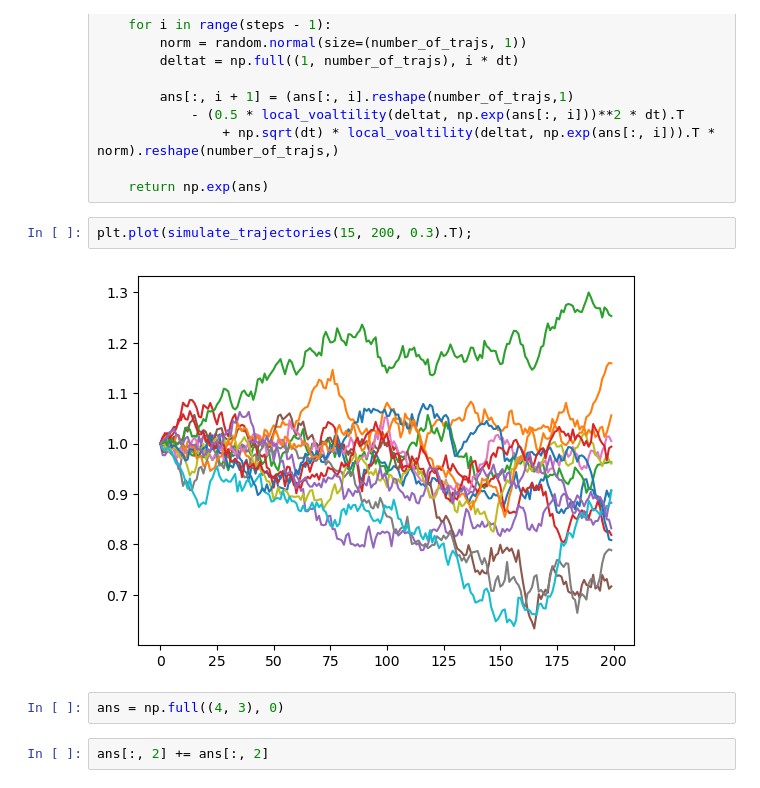
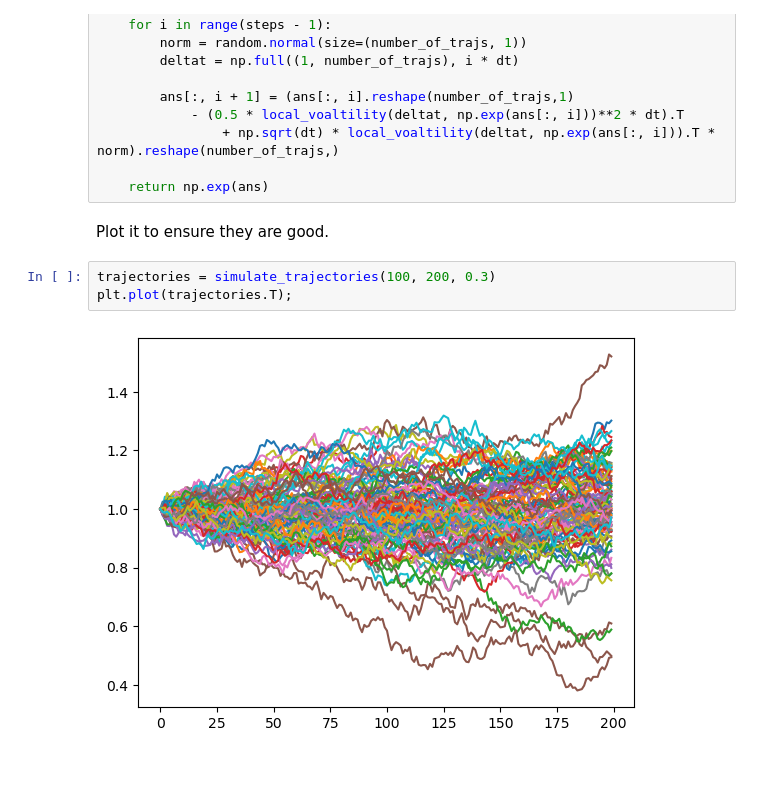
Before and after one commit to VsevolodZaostrovsky/-StochasticVolatilityModels, a Jupyter notebook: Homeworks/Zaostrovsky_Vsevolod_Lab1.ipynb, the cells around one changed output. Saved outputs shown, nothing was run; the diff lists cells and outputs as text.

```diff
--- a/Homeworks/Lab 1.ipynb
+++ b/Homeworks/Zaostrovsky_Vsevolod_Lab1.ipynb
@@ -357,11 +356,10 @@ def simulate_trajectories(number_of_trajs: int, steps: int, time_to_mat: float,
                 + np.sqrt(dt) * local_voaltility(deltat, np.exp(ans[:, i])).T * norm).reshape(number_of_trajs,)
 
     return np.exp(ans)
+# %% [markdown]
+Plot it to ensure they are good.
 # %%
-plt.plot(simulate_trajectories(15, 200, 0.3).T);
+trajectories = simulate_trajectories(100, 200, 0.3)
+plt.plot(trajectories.T);
 # %% [output]
-[figure, old version]
+[figure, new version]
-# %%
-ans = np.full((4, 3), 0)
-# %%
-ans[:, 2] += ans[:, 2]
```
Also changed, not shown: parts of 21 cells of this notebook, 1 other file.
